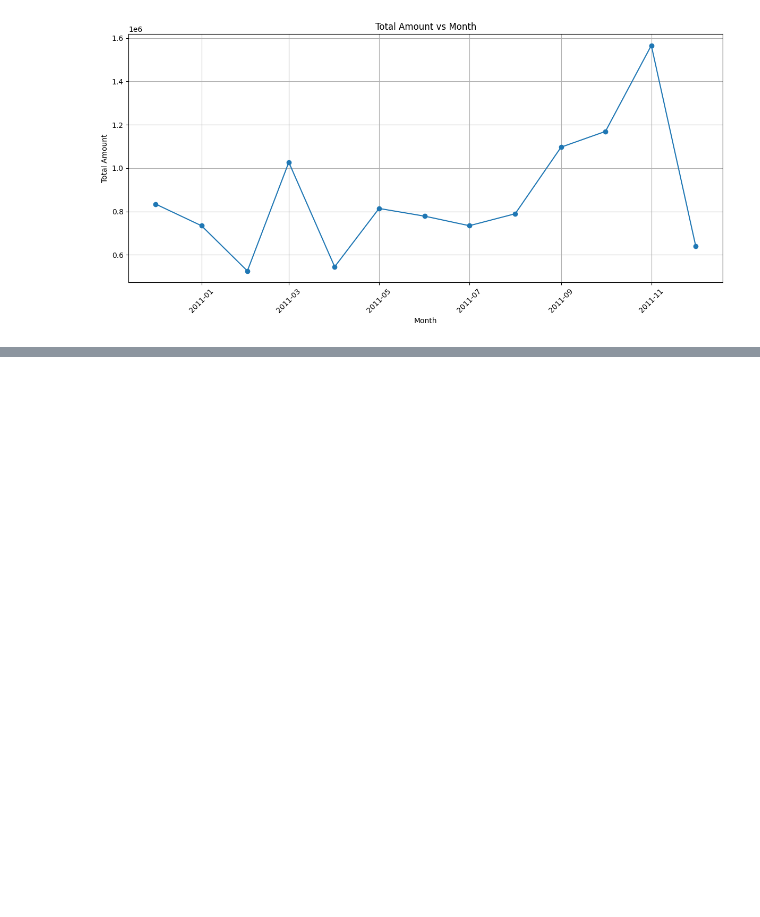
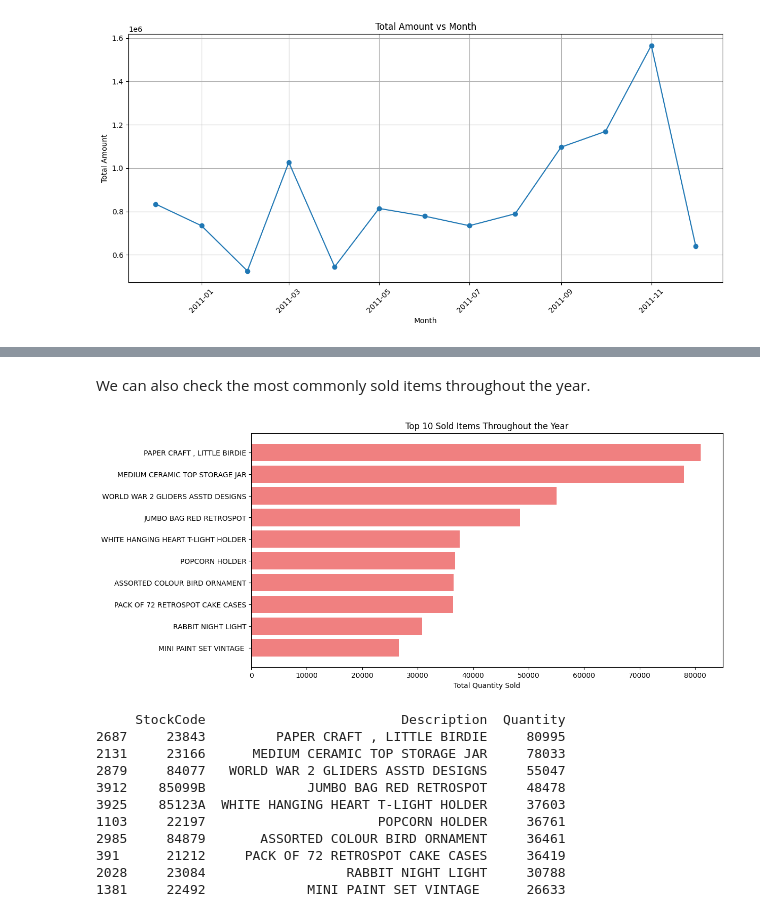
Before and after one commit to HasanBM/Retail_Data_Analysis, a Jupyter notebook: src/clean_analyse.ipynb, the cells around one changed output, grey strips where cells are left out. Saved outputs shown, nothing was run; the diff lists cells and outputs as text; code cells hidden in the pictures; blank space fills up the shorter version.

```diff
--- a/src/clean_analyse.ipynb
+++ b/src/clean_analyse.ipynb
@@ -338,0 +367,31 @@ plot_amount_vs_month(final_df)
+# %% [markdown]
+We can also check the most commonly sold items throughout the year.
+# %%
+def get_top_10_sold_items(df):
+    df_grouped = df.groupby(['StockCode', 'Description'])['Quantity'].sum().reset_index()
+    top_10_sold_items = df_grouped.sort_values(by='Quantity', ascending=False).head(10)
+
+    plt.figure(figsize=(12, 6))
+    plt.barh(top_10_sold_items['Description'], top_10_sold_items['Quantity'], color='lightcoral')
+    plt.xlabel('Total Quantity Sold')
+    plt.title('Top 10 Items Sold Throughout the Year')
+    plt.gca().invert_yaxis()
+    plt.show()
+
+    return top_10_sold_items[['StockCode', 'Description', 'Quantity']]
+
+top_10_sold_items = get_top_10_sold_items(final_df)
+print(top_10_sold_items)
+# %% [output]
+[figure, added]
+     StockCode                         Description  Quantity
+2687     23843         PAPER CRAFT , LITTLE BIRDIE     80995
+2131     23166      MEDIUM CERAMIC TOP STORAGE JAR     78033
+2879     84077   WORLD WAR 2 GLIDERS ASSTD DESIGNS     55047
+3912    85099B             JUMBO BAG RED RETROSPOT     48478
+3925    85123A  WHITE HANGING HEART T-LIGHT HOLDER     37603
+1103     22197                      POPCORN HOLDER     36761
+2985     84879       ASSORTED COLOUR BIRD ORNAMENT     36461
+391      21212     PACK OF 72 RETROSPOT CAKE CASES     36419
+2028     23084                  RABBIT NIGHT LIGHT     30788
+1381     22492             MINI PAINT SET VINTAGE      26633
```
Also changed, not shown: parts of 6 cells of this notebook, 1 other file.
